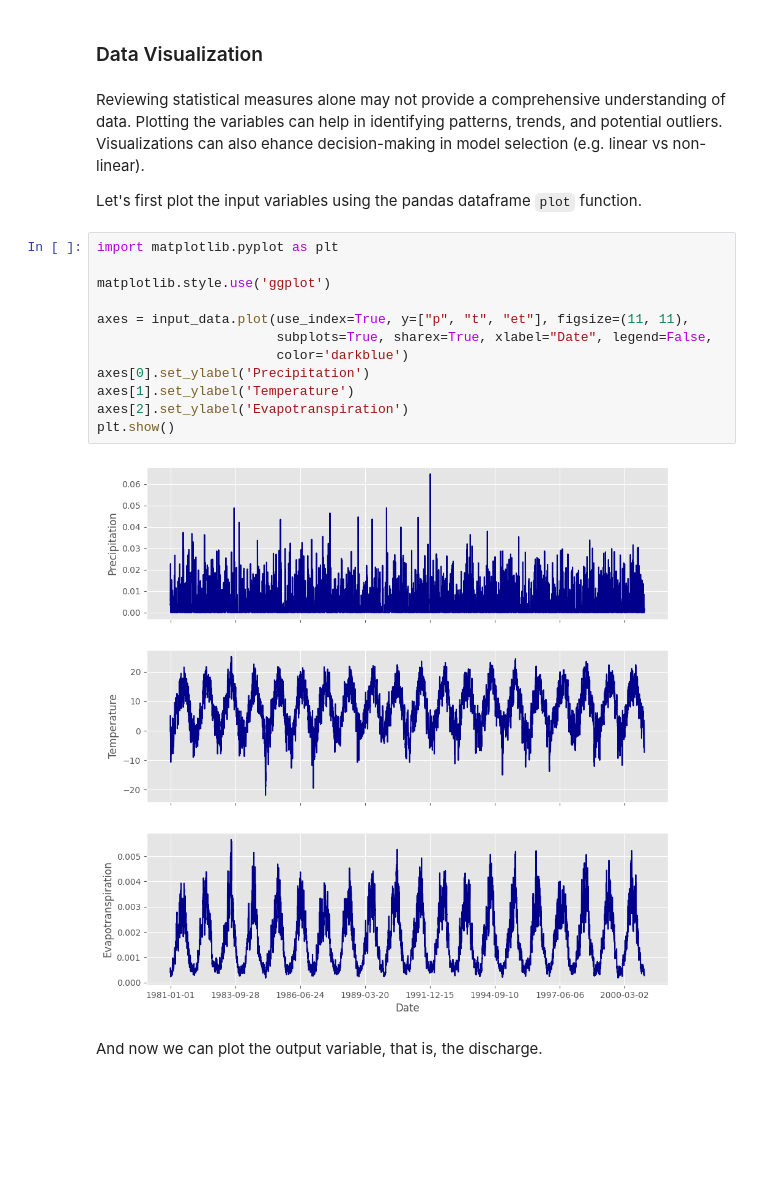
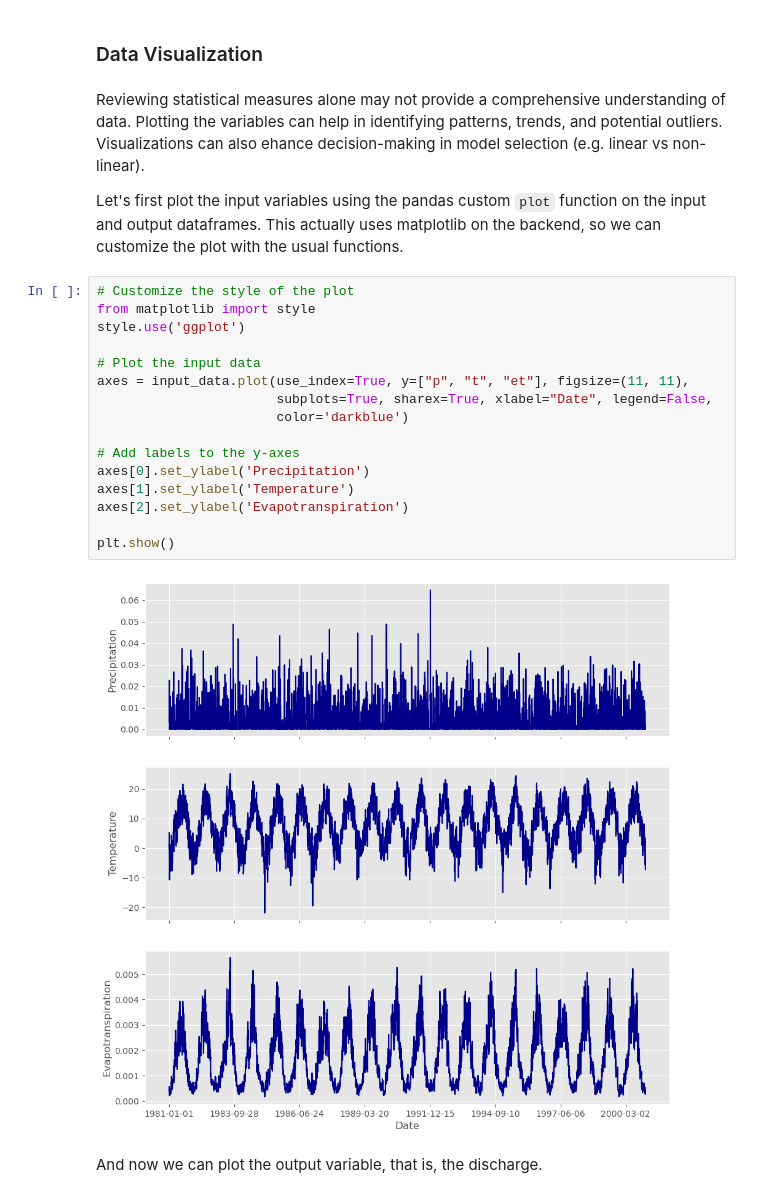
Before and after one commit to oriol-pomarol/codegeo_workshops, a Jupyter notebook: 0_training_your_first_ml_model.ipynb, the cells around one changed output. Cells and saved outputs as stored; diff of their text form; blank space fills up the shorter version.

```diff
--- a/0_training_your_first_ml_model.ipynb
+++ b/0_training_your_first_ml_model.ipynb
@@ -94,21 +95,25 @@ Luckily, in this case both inputs and outputs do not contain missing data and ca
 # %% [markdown]
 Reviewing statistical measures alone may not provide a comprehensive understanding of data. Plotting the variables can help in identifying patterns, trends, and potential outliers. Visualizations can also ehance decision-making in model selection (e.g. linear vs non-linear).
 
-Let's first plot the input variables using the pandas dataframe `plot` function.
+Let's first plot the input variables using the pandas custom `plot` function on the input and output dataframes. This actually uses matplotlib on the backend, so we can customize the plot with the usual functions.
 # %%
-import matplotlib.pyplot as plt
+# Customize the style of the plot
+from matplotlib import style
+style.use('ggplot')
 
-matplotlib.style.use('ggplot')
-
+# Plot the input data
 axes = input_data.plot(use_index=True, y=["p", "t", "et"], figsize=(11, 11),
                        subplots=True, sharex=True, xlabel="Date", legend=False,
                        color='darkblue')
+
+# Add labels to the y-axes
 axes[0].set_ylabel('Precipitation')
 axes[1].set_ylabel('Temperature')
 axes[2].set_ylabel('Evapotranspiration')
+
 plt.show()
 # %% [output]
-[figure, old version]
+[figure, new version]
 # %% [markdown]
 And now we can plot the output variable, that is, the discharge.
 # %%
```
Also changed, not shown: parts of 28 cells of this notebook.
